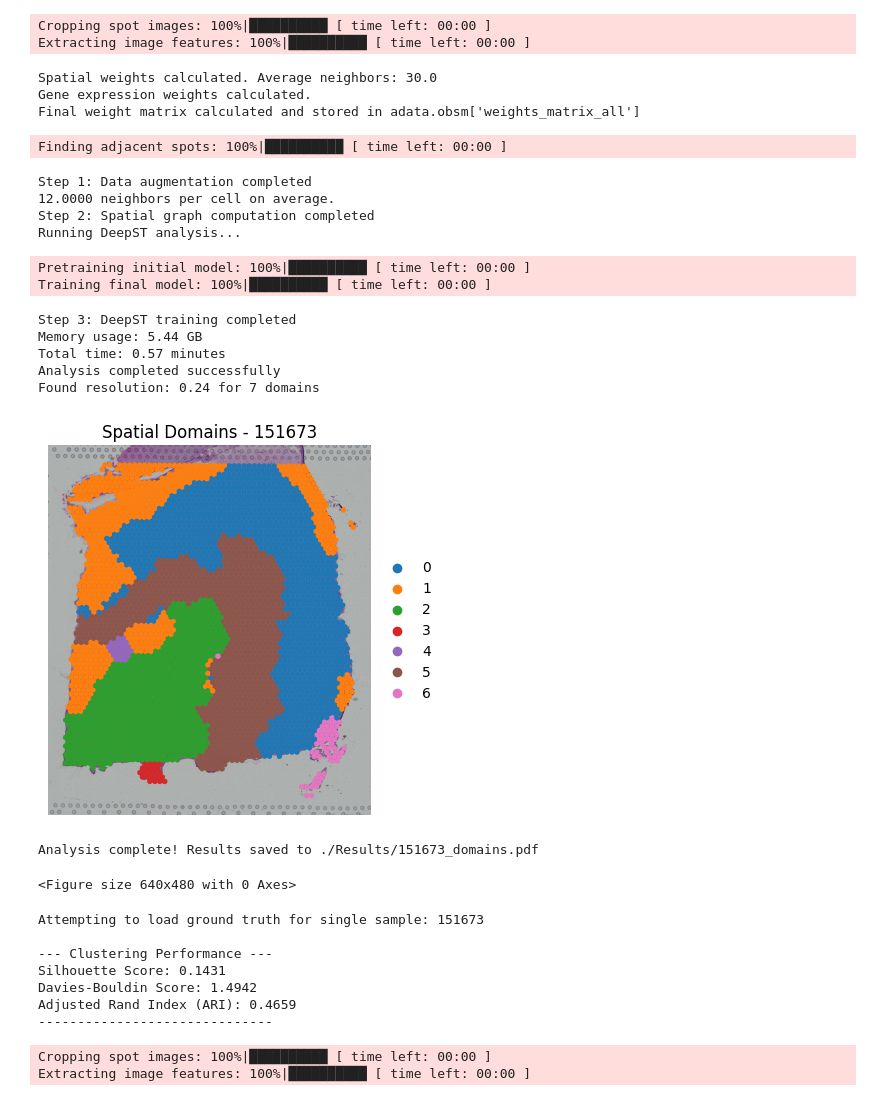
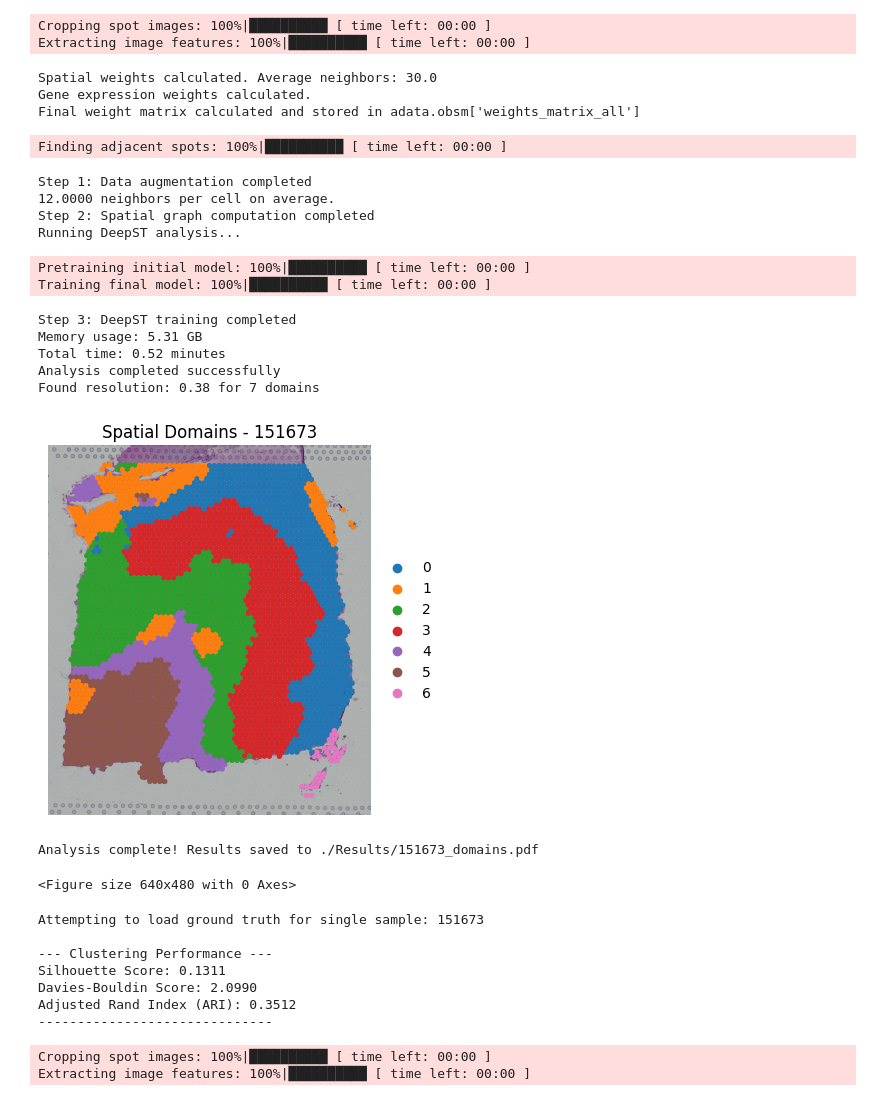
Before and after one commit to HarshaSatyavardhan/DeepST, a Jupyter notebook: run_deepst.ipynb, the cells around one changed output. Drawn from its saved outputs; the diff is of its cells as text; code cells hidden in the pictures.

```diff
--- a/run_deepst.ipynb
+++ b/run_deepst.ipynb
@@ -36,7 +36,7 @@ adata = deepst._get_adata(
 
 # Optional: Incorporate H&E image features (skip if not available)
 # adata = deepst._get_image_crop(adata, data_name=SAMPLE_ID)
-adata = deepst._get_image_crop(adata, data_name=SAMPLE_ID , cnn_type='Equivariant')
+adata = deepst._get_image_crop(adata, data_name=SAMPLE_ID) # , cnn_type='Equivariant')
 
 
 
@@ -83,37 +83,37 @@ adata = deepst._get_cluster_data(
 
 # ========== Visualization & Output ==========
 # Plot spatial domains
 sc.pl.spatial(
     adata,
     color=["DeepST_refine_domain"],  # Color by domain
     frameon=False,
     spot_size=150,
     title=f"Spatial Domains - {SAMPLE_ID}"
 )
 
 # Save results
 output_file = os.path.join(RESULTS_DIR, f"{SAMPLE_ID}_domains.pdf")
 plt.savefig(output_file, bbox_inches="tight", dpi=300)
 print(f"Analysis complete! Results saved to {output_file}")
 # %% [output]
 Cropping spot images: 100%|██████████ [ time left: 00:00 ]
 Extracting image features: 100%|██████████ [ time left: 00:00 ]
 Spatial weights calculated. Average neighbors: 30.0
 Gene expression weights calculated.
 Final weight matrix calculated and stored in adata.obsm['weights_matrix_all']
 Finding adjacent spots: 100%|██████████ [ time left: 00:00 ]
 Step 1: Data augmentation completed
 12.0000 neighbors per cell on average.
 Step 2: Spatial graph computation completed
 Running DeepST analysis...
 Pretraining initial model: 100%|██████████ [ time left: 00:00 ]
 Training final model: 100%|██████████ [ time left: 00:00 ]
 Step 3: DeepST training completed
-Memory usage: 5.44 GB
-Total time: 0.57 minutes
+Memory usage: 5.31 GB
+Total time: 0.52 minutes
 Analysis completed successfully
-Found resolution: 0.24 for 7 domains
+Found resolution: 0.38 for 7 domains
-[figure, old version]
+[figure, new version]
 Analysis complete! Results saved to ./Results/151673_domains.pdf
 <Figure size 640x480 with 0 Axes>
 # %%
@@ -191,9 +191,9 @@ print(f"------------------------------\n")
 Attempting to load ground truth for single sample: 151673
 
 --- Clustering Performance ---
-Silhouette Score: 0.1431
-Davies-Bouldin Score: 1.4942
-Adjusted Rand Index (ARI): 0.4659
+Silhouette Score: 0.1311
+Davies-Bouldin Score: 2.0990
+Adjusted Rand Index (ARI): 0.3512
 ------------------------------
 # %%
 import os
```
Also changed, not shown: 1 other file.
